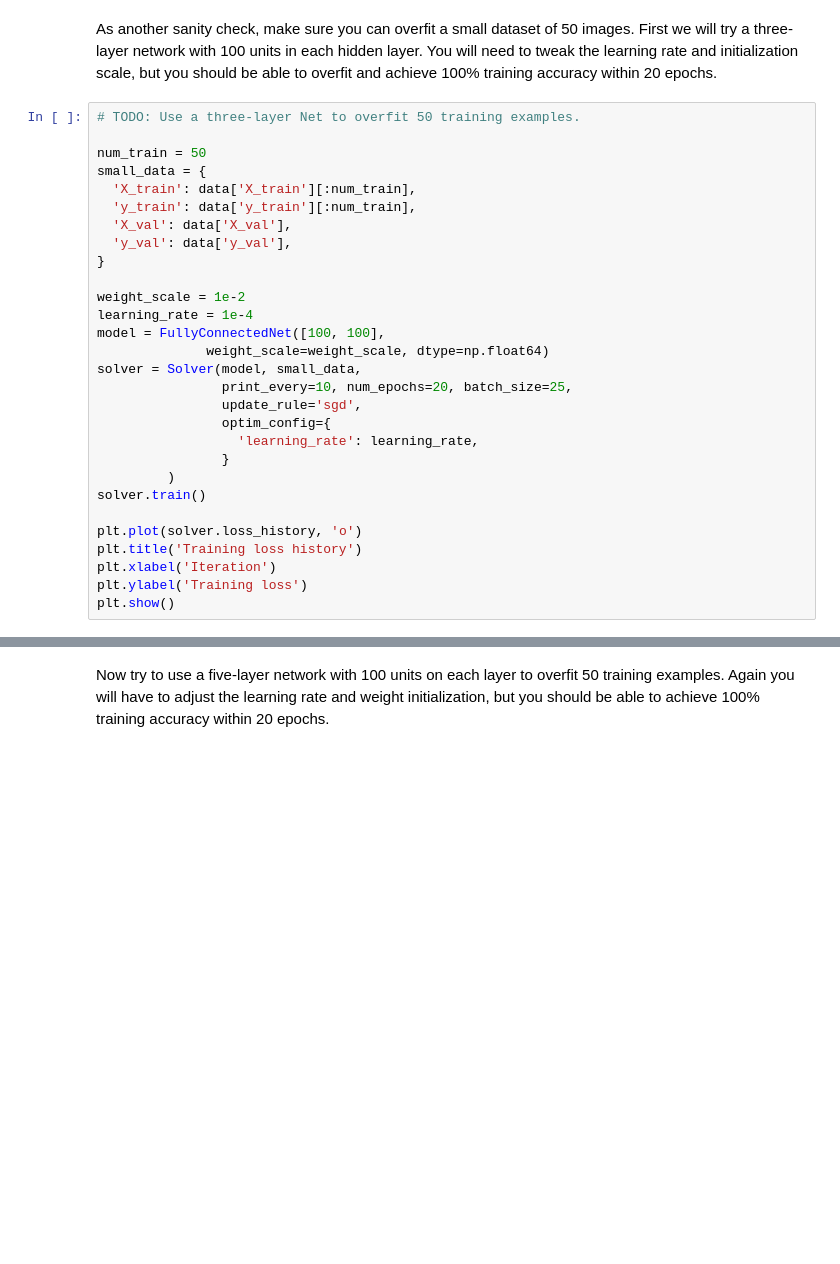
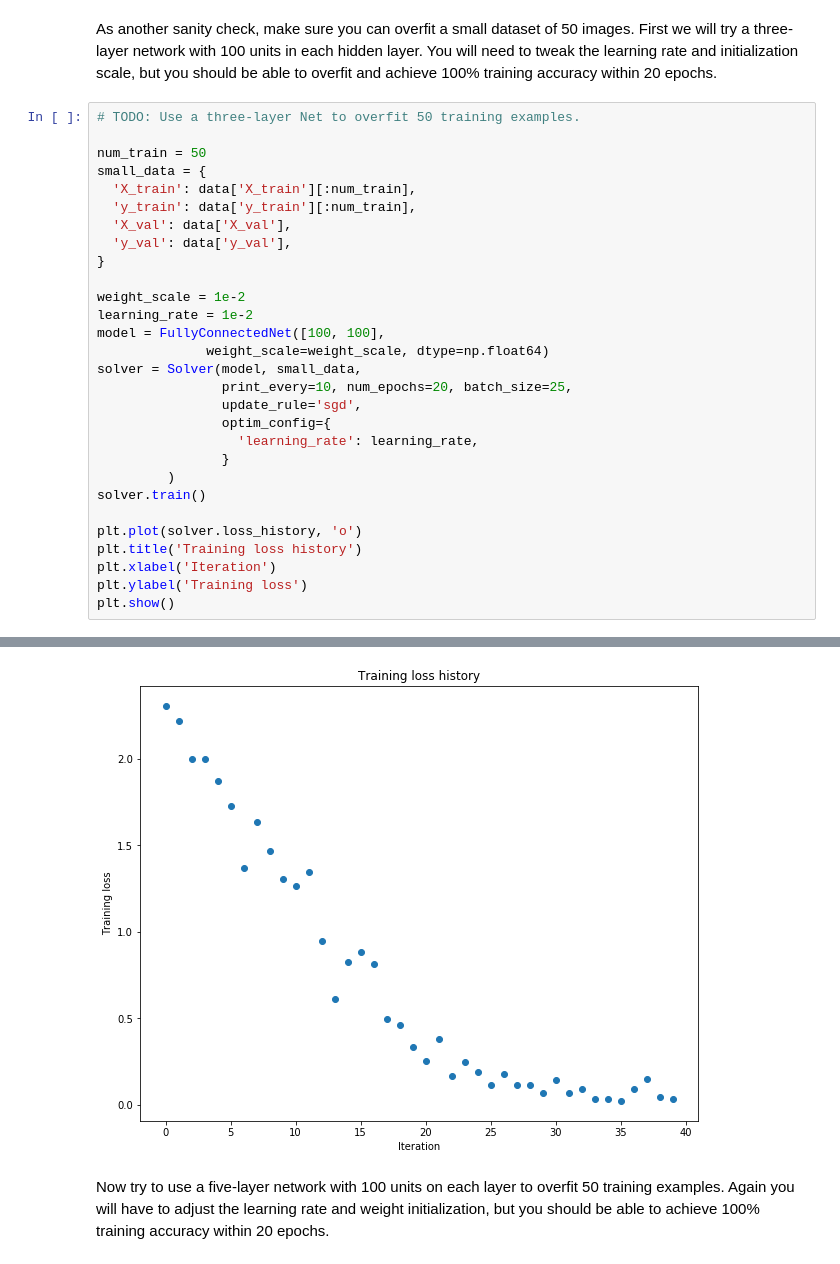
Before and after one commit to Sogues/cs231n, a Jupyter notebook: assignment2/FullyConnectedNets.ipynb, the cells around one changed output, grey strips where cells are left out. Saved outputs shown, nothing was run; the diff lists cells and outputs as text; blank space fills up the shorter version.

```diff
--- a/assignment2/FullyConnectedNets.ipynb
+++ b/assignment2/FullyConnectedNets.ipynb
@@ -421,7 +434,7 @@ small_data = {
 }
 
 weight_scale = 1e-2
-learning_rate = 1e-4
+learning_rate = 1e-2
 model = FullyConnectedNet([100, 100],
               weight_scale=weight_scale, dtype=np.float64)
 solver = Solver(model, small_data,
@@ -438,3 +451,4 @@ plt.title('Training loss history')
 plt.xlabel('Iteration')
 plt.ylabel('Training loss')
 plt.show()
+# %% [output]
@@ -441,3 +472,4 @@ plt.show()
+[figure, added]
 # %% [markdown]
 Now try to use a five-layer network with 100 units on each layer to overfit 50 training examples. Again you will have to adjust the learning rate and weight initialization, but you should be able to achieve 100% training accuracy within 20 epochs.
 # %%
```
Also changed, not shown: parts of 17 cells of this notebook, 1 other file.
